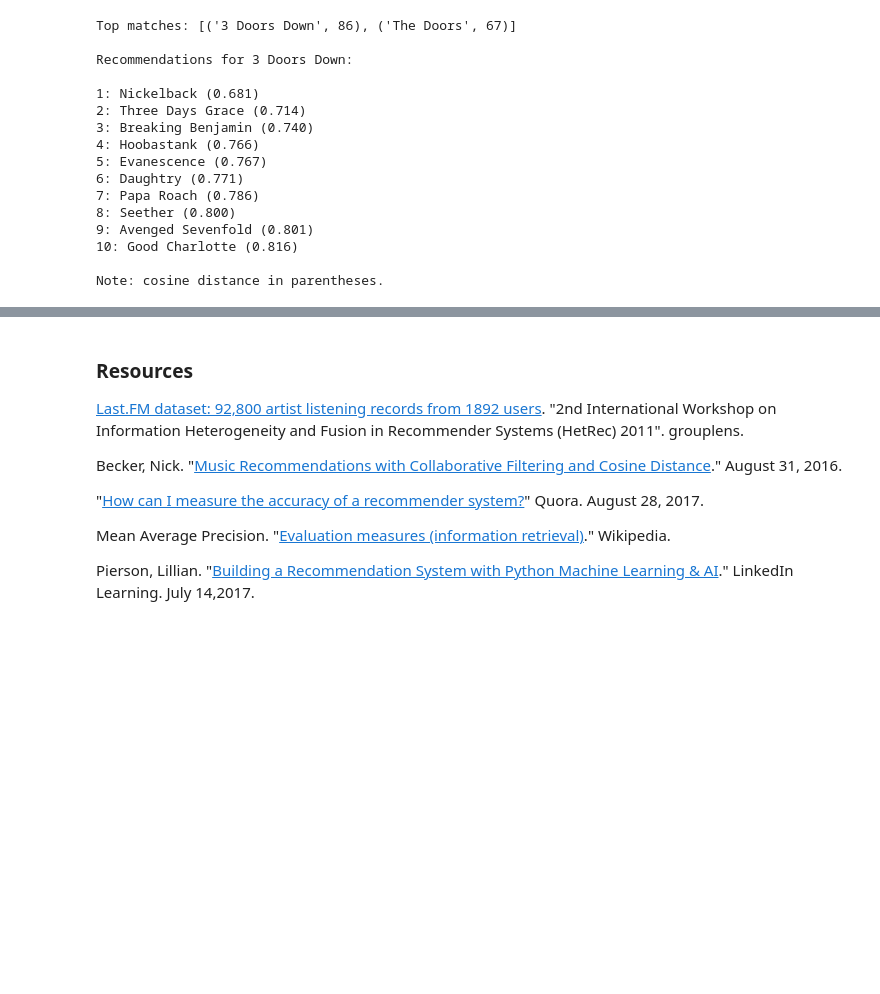
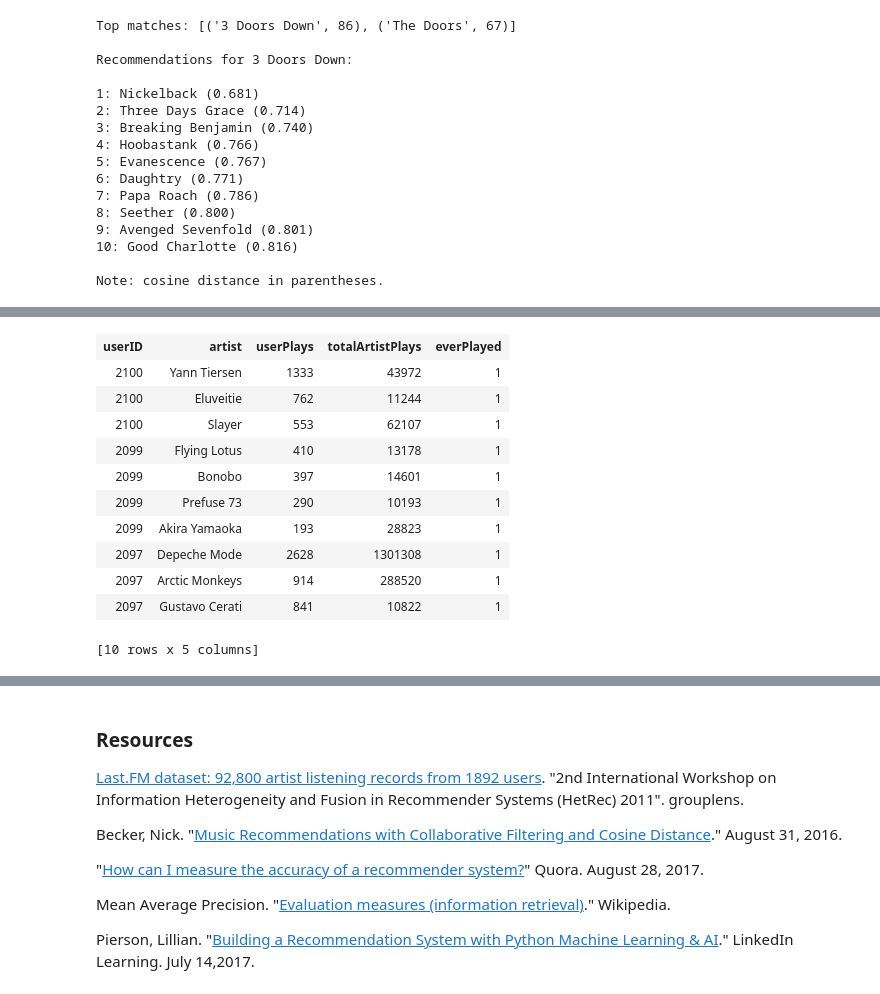
Before and after one commit to cipher813/recommender_system, a Jupyter notebook: notebooks/LastFM_CollaborativeRecommendationEngine.ipynb, the cells around one changed output, grey strips where cells are left out. Saved outputs shown, nothing was run; the diff lists cells and outputs as text; code cells hidden in the pictures; blank space fills up the shorter version.

```diff
--- a/notebooks/LastFM_CollaborativeRecommendationEngine.ipynb
+++ b/notebooks/LastFM_CollaborativeRecommendationEngine.ipynb
@@ -721,0 +751,3 @@ Note: cosine distance in parentheses.
+# %%
+df = uap_top
+df['everPlayed'] = df['userPlays'].apply(np.sign)
@@ -721,0 +783,3 @@ Note: cosine distance in parentheses.
+# %%
+df2 = tc.SFrame(df)
+train_data, test_data = tc.recommender.util.random_split_by_user(df2,'userID','artist')
@@ -721,0 +822,15 @@ Note: cosine distance in parentheses.
+# %%
+train_data.head()
+# %% [output]
+| userID | artist | userPlays | totalArtistPlays | everPlayed |
+| 2100 | Yann Tiersen | 1333 | 43972 | 1 |
+| 2100 | Eluveitie | 762 | 11244 | 1 |
+| 2100 | Slayer | 553 | 62107 | 1 |
+| 2099 | Flying Lotus | 410 | 13178 | 1 |
+| 2099 | Bonobo | 397 | 14601 | 1 |
+| 2099 | Prefuse 73 | 290 | 10193 | 1 |
+| 2099 | Akira Yamaoka | 193 | 28823 | 1 |
+| 2097 | Depeche Mode | 2628 | 1301308 | 1 |
+| 2097 | Arctic Monkeys | 914 | 288520 | 1 |
+| 2097 | Gustavo Cerati | 841 | 10822 | 1 |
+[10 rows x 5 columns]
```
Also changed, not shown: parts of 20 cells of this notebook.
